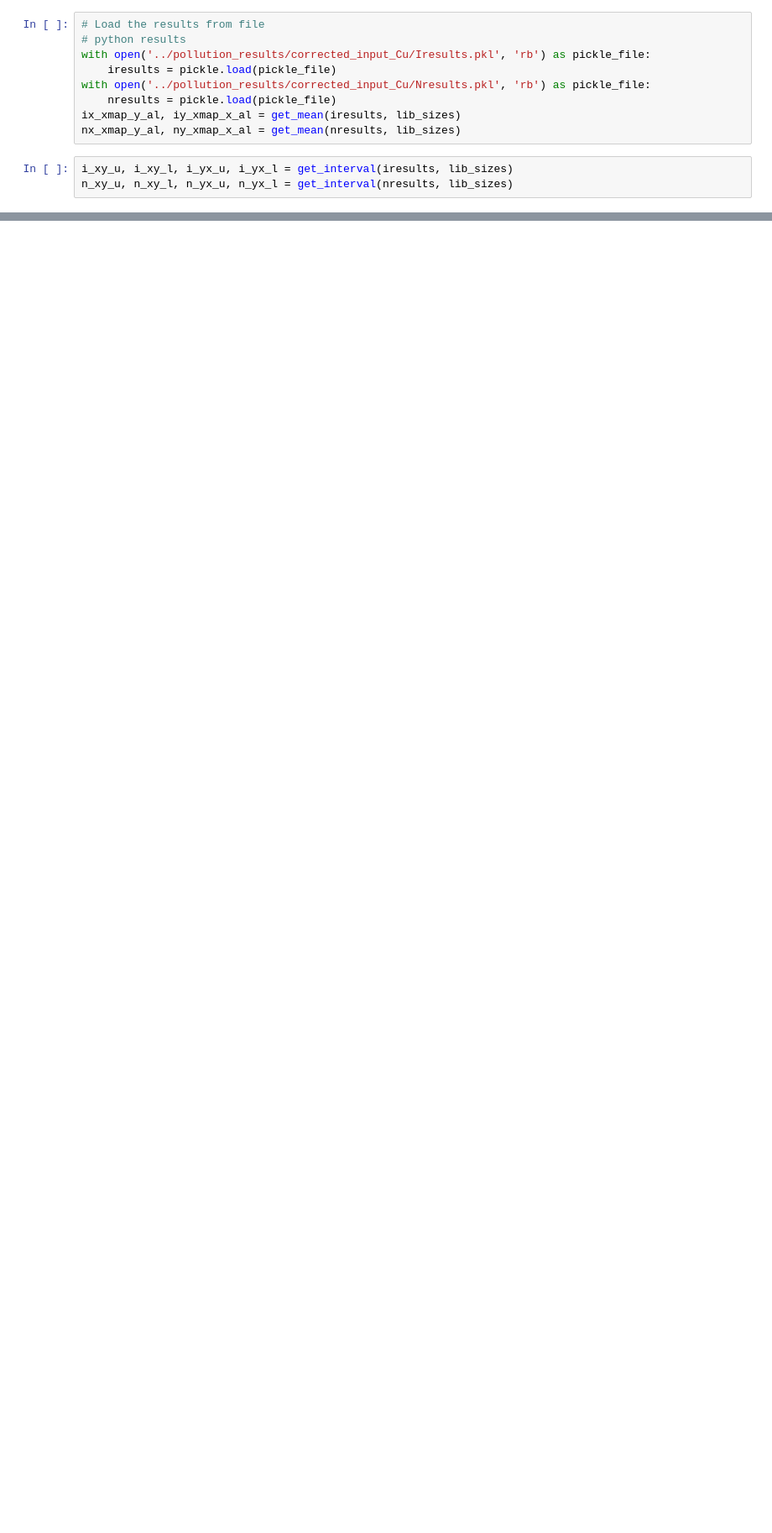
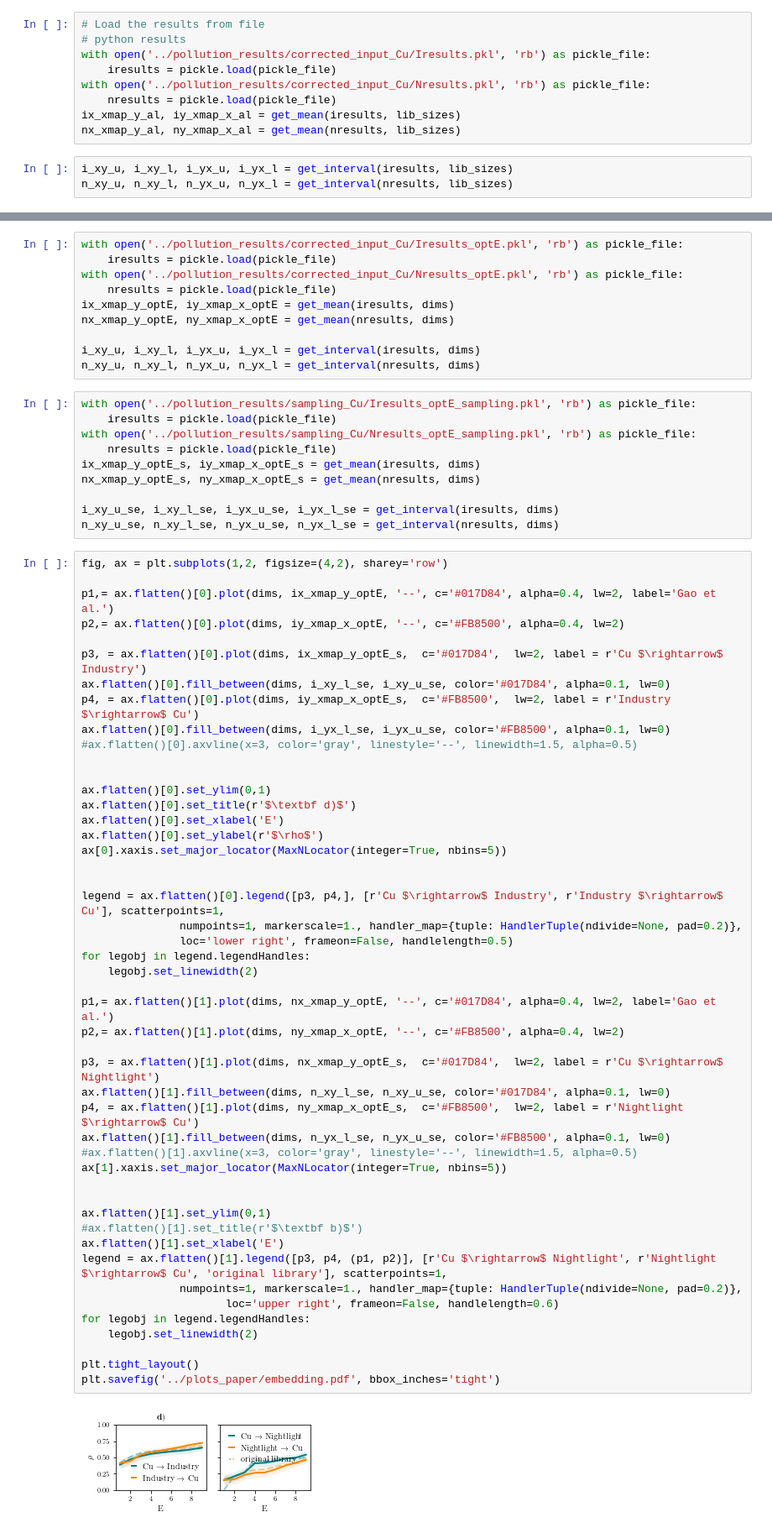
Before and after one commit to KatharinaBracher/GCCM, a Jupyter notebook: gccm_python/notebooks/fig1.ipynb, the cells around one changed output, grey strips where cells are left out. Shown at 84% size. Cells and saved outputs as stored; diff of their text form; blank space fills up the shorter version.

Commit message:
add plots

```diff
--- a/gccm_python/notebooks/fig1.ipynb
+++ b/gccm_python/notebooks/fig1.ipynb
@@ -188,0 +199,70 @@ plt.tight_layout()
+# %%
+with open('../pollution_results/corrected_input_Cu/Iresults_optE.pkl', 'rb') as pickle_file:
+    iresults = pickle.load(pickle_file)
+with open('../pollution_results/corrected_input_Cu/Nresults_optE.pkl', 'rb') as pickle_file:
+    nresults = pickle.load(pickle_file)
+ix_xmap_y_optE, iy_xmap_x_optE = get_mean(iresults, dims)
+nx_xmap_y_optE, ny_xmap_x_optE = get_mean(nresults, dims)
+
+i_xy_u, i_xy_l, i_yx_u, i_yx_l = get_interval(iresults, dims)
+n_xy_u, n_xy_l, n_yx_u, n_yx_l = get_interval(nresults, dims)
+# %%
+with open('../pollution_results/sampling_Cu/Iresults_optE_sampling.pkl', 'rb') as pickle_file:
+    iresults = pickle.load(pickle_file)
+with open('../pollution_results/sampling_Cu/Nresults_optE_sampling.pkl', 'rb') as pickle_file:
+    nresults = pickle.load(pickle_file)
+ix_xmap_y_optE_s, iy_xmap_x_optE_s = get_mean(iresults, dims)
+nx_xmap_y_optE_s, ny_xmap_x_optE_s = get_mean(nresults, dims)
+
+i_xy_u_se, i_xy_l_se, i_yx_u_se, i_yx_l_se = get_interval(iresults, dims)
+n_xy_u_se, n_xy_l_se, n_yx_u_se, n_yx_l_se = get_interval(nresults, dims)
+# %%
+fig, ax = plt.subplots(1,2, figsize=(4,2), sharey='row')
+
+p1,= ax.flatten()[0].plot(dims, ix_xmap_y_optE, '--', c='#017D84', alpha=0.4, lw=2, label='Gao et al.')
+p2,= ax.flatten()[0].plot(dims, iy_xmap_x_optE, '--', c='#FB8500', alpha=0.4, lw=2)
+
+p3, = ax.flatten()[0].plot(dims, ix_xmap_y_optE_s,  c='#017D84',  lw=2, label = r'Cu $\rightarrow$ Industry')
+ax.flatten()[0].fill_between(dims, i_xy_l_se, i_xy_u_se, color='#017D84', alpha=0.1, lw=0)
+p4, = ax.flatten()[0].plot(dims, iy_xmap_x_optE_s,  c='#FB8500',  lw=2, label = r'Industry $\rightarrow$ Cu')
+ax.flatten()[0].fill_between(dims, i_yx_l_se, i_yx_u_se, color='#FB8500', alpha=0.1, lw=0)
+#ax.flatten()[0].axvline(x=3, color='gray', linestyle='--', linewidth=1.5, alpha=0.5)
+
+
+ax.flatten()[0].set_ylim(0,1)
+ax.flatten()[0].set_title(r'$\textbf d)$')
+ax.flatten()[0].set_xlabel('E')
+ax.flatten()[0].set_ylabel(r'$\rho$')
+ax[0].xaxis.set_major_locator(MaxNLocator(integer=True, nbins=5))
+
+
+legend = ax.flatten()[0].legend([p3, p4,], [r'Cu $\rightarrow$ Industry', r'Industry $\rightarrow$ Cu'], scatterpoints=1,
+               numpoints=1, markerscale=1., handler_map={tuple: HandlerTuple(ndivide=None, pad=0.2)},
+               loc='lower right', frameon=False, handlelength=0.5)
+for legobj in legend.legendHandles:
+    legobj.set_linewidth(2)
+
+p1,= ax.flatten()[1].plot(dims, nx_xmap_y_optE, '--', c='#017D84', alpha=0.4, lw=2, label='Gao et al.')
+p2,= ax.flatten()[1].plot(dims, ny_xmap_x_optE, '--', c='#FB8500', alpha=0.4, lw=2)
+
+p3, = ax.flatten()[1].plot(dims, nx_xmap_y_optE_s,  c='#017D84',  lw=2, label = r'Cu $\rightarrow$ Nightlight')
+ax.flatten()[1].fill_between(dims, n_xy_l_se, n_xy_u_se, color='#017D84', alpha=0.1, lw=0)
+p4, = ax.flatten()[1].plot(dims, ny_xmap_x_optE_s,  c='#FB8500',  lw=2, label = r'Nightlight $\rightarrow$ Cu')
+ax.flatten()[1].fill_between(dims, n_yx_l_se, n_yx_u_se, color='#FB8500', alpha=0.1, lw=0)
+#ax.flatten()[1].axvline(x=3, color='gray', linestyle='--', linewidth=1.5, alpha=0.5)
+ax[1].xaxis.set_major_locator(MaxNLocator(integer=True, nbins=5))
+
+
+ax.flatten()[1].set_ylim(0,1)
+#ax.flatten()[1].set_title(r'$\textbf b)$')
+ax.flatten()[1].set_xlabel('E')
+legend = ax.flatten()[1].legend([p3, p4, (p1, p2)], [r'Cu $\rightarrow$ Nightlight', r'Nightlight $\rightarrow$ Cu', 'original library'], scatterpoints=1,
+               numpoints=1, markerscale=1., handler_map={tuple: HandlerTuple(ndivide=None, pad=0.2)},
+                      loc='upper right', frameon=False, handlelength=0.6)
+for legobj in legend.legendHandles:
+    legobj.set_linewidth(2)
+
+plt.tight_layout()
+plt.savefig('../plots_paper/embedding.pdf', bbox_inches='tight')
+# %% [output]
+[figure, added]
```
Also changed, not shown: parts of 5 cells of this notebook, 4 other files.
